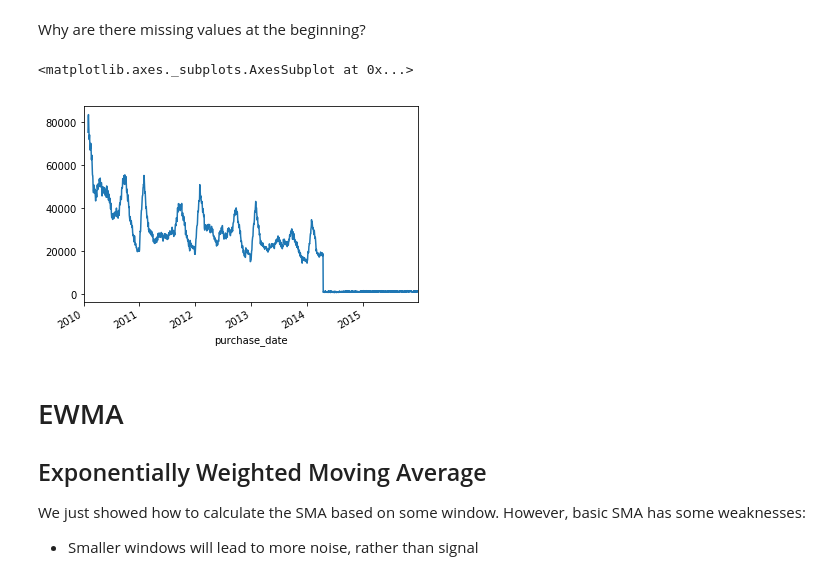
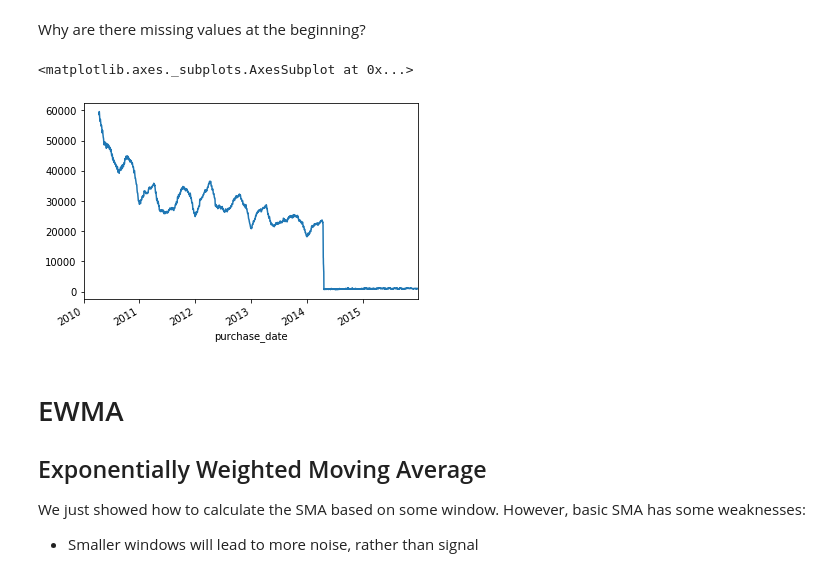
Before and after one commit to k0marrr1/nyc-mhtn-ds-010620-lectures, a Jupyter notebook: week-10/Time_Series/Intro_Time_Series.ipynb, the cells around one changed output. Saved outputs shown, nothing was run; the diff lists cells and outputs as text; code cells hidden in the pictures.

```diff
--- a/week-10/Time_Series/Intro_Time_Series.ipynb
+++ b/week-10/Time_Series/Intro_Time_Series.ipynb
@@ -294,10 +290,10 @@ Name: payment_amount, Length: 14203, dtype: float64
 # %% [markdown]
 Why are there missing values at the beginning?
 # %%
-daily_sales.rolling(window=30).mean().plot()
+daily_sales.rolling(window=100).mean().plot()
 # %% [output]
 <matplotlib.axes._subplots.AxesSubplot at 0x...>
-[figure, old version]
+[figure, new version]
 # %%
 # play with the window of the moving average and see how it affects the graph.
 # %%
```
Also changed, not shown: parts of 3 cells of this notebook.
